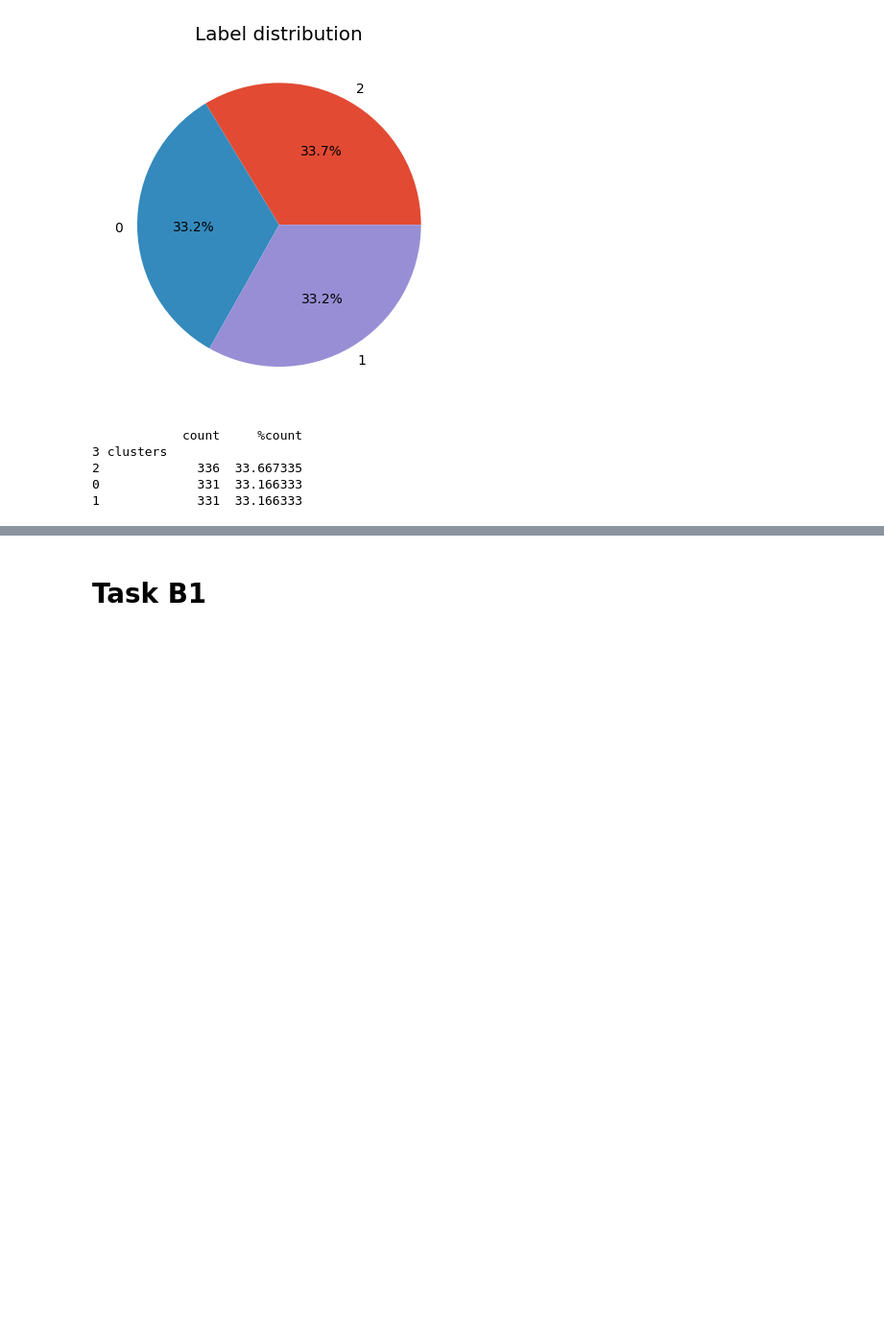
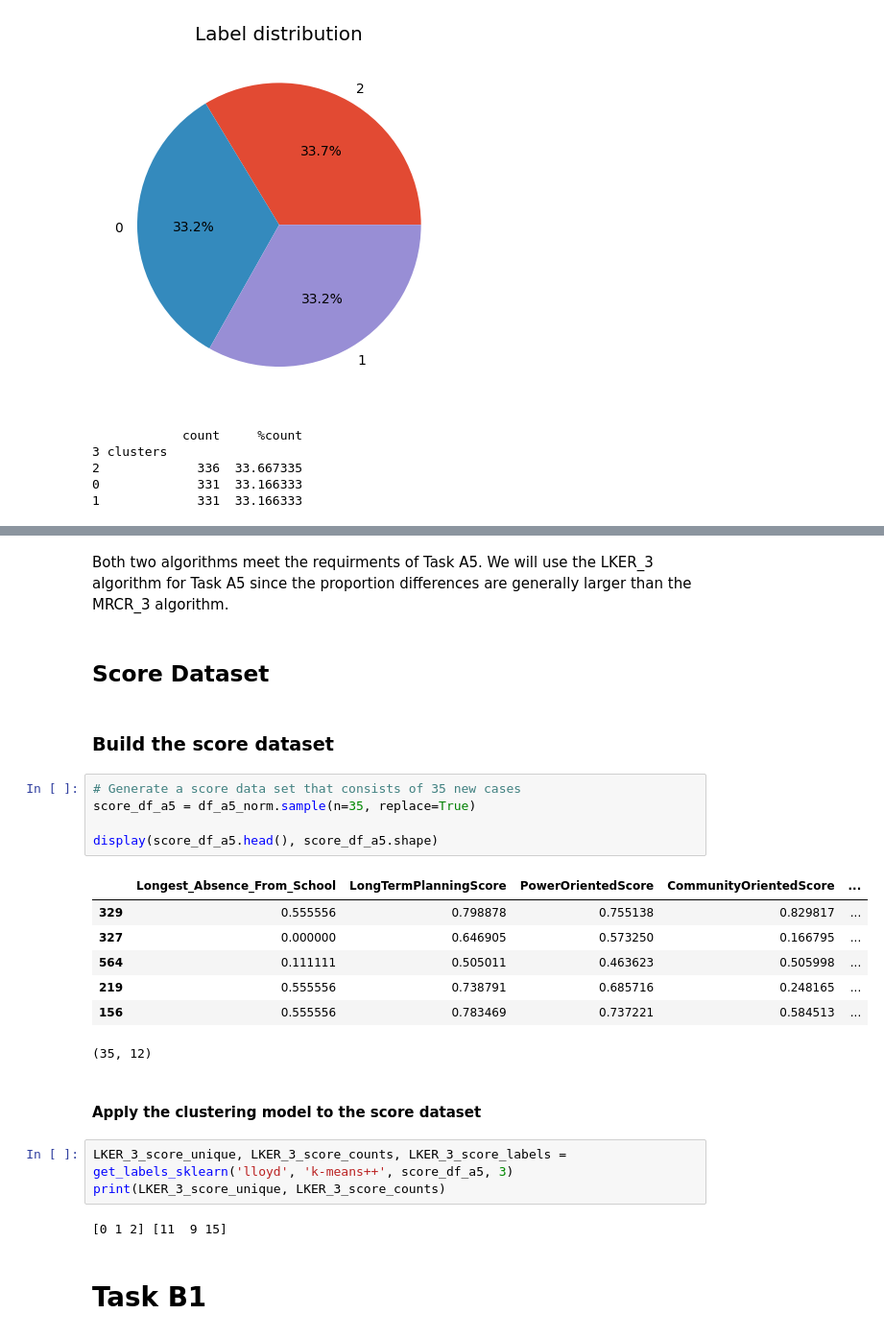
Before and after one commit to MSWinds/dm-group1-project, a Jupyter notebook: Final_Project.ipynb, the cells around one changed output, grey strips where cells are left out. Shown at 96% size. Drawn from its saved outputs; the diff is of its cells as text; blank space fills up the shorter version.

Commit message:
approach for Task A5

```diff
--- a/Final_Project.ipynb
+++ b/Final_Project.ipynb
@@ -2696,3 +2799,29 @@ display(df_a5_cl.head(), df_a5_cl.shape)
+# %% [markdown]
+Both two algorithms meet the requirments of Task A5. We will use the LKER_3 algorithm for Task A5 since the proportion differences are generally larger than the MRCR_3 algorithm.
+# %% [markdown]
+## Score Dataset
+# %% [markdown]
+### Build the score dataset
+# %%
+# Generate a score data set that consists of 35 new cases
+score_df_a5 = df_a5_norm.sample(n=35, replace=True)
+
+display(score_df_a5.head(), score_df_a5.shape)
+# %% [output]
+|  | Longest_Absence_From_School | LongTermPlanningScore | PowerOrientedScore | CommunityOrientedScore | ... |
+| 329 | 0.555556 | 0.798878 | 0.755138 | 0.829817 | ... |
+| 327 | 0.000000 | 0.646905 | 0.573250 | 0.166795 | ... |
+| 564 | 0.111111 | 0.505011 | 0.463623 | 0.505998 | ... |
+| 219 | 0.555556 | 0.738791 | 0.685716 | 0.248165 | ... |
+| 156 | 0.555556 | 0.783469 | 0.737221 | 0.584513 | ... |
+(35, 12)
+# %% [markdown]
+#### Apply the clustering model to the score dataset
+# %%
+LKER_3_score_unique, LKER_3_score_counts, LKER_3_score_labels = get_labels_sklearn('lloyd', 'k-means++', score_df_a5, 3)
+print(LKER_3_score_unique, LKER_3_score_counts)
+# %% [output]
+[0 1 2] [11  9 15]
 # %% [markdown]
 # Task B1
 # %% [markdown]
```
Also changed, not shown: parts of 17 cells of this notebook.
